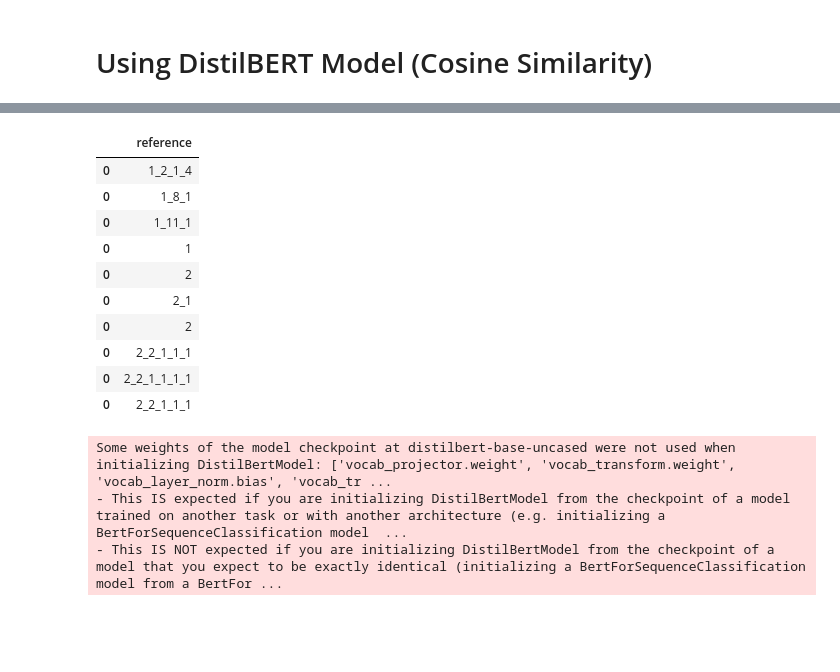
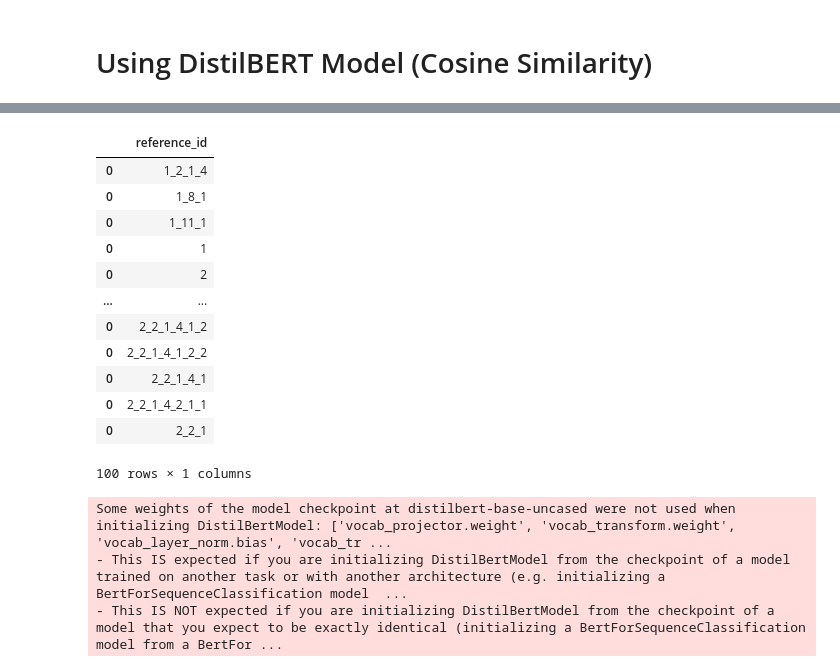
Before and after one commit to andrewtpei/Sentipedia, a Jupyter notebook: notebooks/Initial Data Analysis (Reddit csv).ipynb, the cells around one changed output, grey strips where cells are left out. Drawn from its saved outputs; the diff is of its cells as text; code cells hidden in the pictures; blank space fills up the shorter version.

```diff
--- a/notebooks/Initial Data Analysis (Reddit csv).ipynb
+++ b/notebooks/Initial Data Analysis (Reddit csv).ipynb
@@ -161,7 +161,7 @@ SequenceClassifierOutput(loss=None, logits=tensor([[-0.1000, -0.0733]], grad_fn=
 # %% [markdown]
 # Using DistilBERT Model (Cosine Similarity)
 # %%
-df_reddit_DistilBERT = df_reddit.head(10).copy()
+df_reddit_DistilBERT = df_reddit.head(100).copy()
 df_reddit_DistilBERT
 # %% [output]
 |  | comment | comment_id |
@@ -178,30 +180,37 @@ df_reddit_DistilBERT
 # %%
 def get_reference(num):
-    temp_array = []
-    num_list = num.split("_")
+    try:
+        temp_array = []
+        num_list = num.split("_")
 
-    if len(num_list) > 1:
-        num_list.pop()
+        if len(num_list) > 1:
+            num_list.pop()
 
-    concat_num = '_'.join(num_list)
-    data = {'reference': concat_num}
-    df = pd.DataFrame(data, index=[0])
-    return df
+        concat_num = '_'.join(num_list)
+        data = {'reference_id': concat_num}
+        df = pd.DataFrame(data, index=[0])
+        return df
+    except:
+        data = {'reference_id': 'NA'}
+        df = pd.DataFrame(data, index=[0])
+        return df
 # %%
 df_reference = pd.concat(get_reference(comment_id) for comment_id in df_reddit_DistilBERT['comment_id'])
-df_reference
+df_reddit_df_reference
 # %% [output]
-|  | reference |
+|  | reference_id |
 | 0 | 1_2_1_4 |
 | 0 | 1_8_1 |
 | 0 | 1_11_1 |
 | 0 | 1 |
 | 0 | 2 |
-| 0 | 2_1 |
-| 0 | 2 |
-| 0 | 2_2_1_1_1 |
-| 0 | 2_2_1_1_1_1 |
-| 0 | 2_2_1_1_1 |
+| ... | ... |
+| 0 | 2_2_1_4_1_2 |
+| 0 | 2_2_1_4_1_2_2 |
+| 0 | 2_2_1_4_1 |
+| 0 | 2_2_1_4_2_1_1 |
+| 0 | 2_2_1 |
+100 rows × 1 columns
 # %%
 from transformers import DistilBertTokenizer, DistilBertModel
 
```
Also changed, not shown: parts of 1 cell of this notebook.
